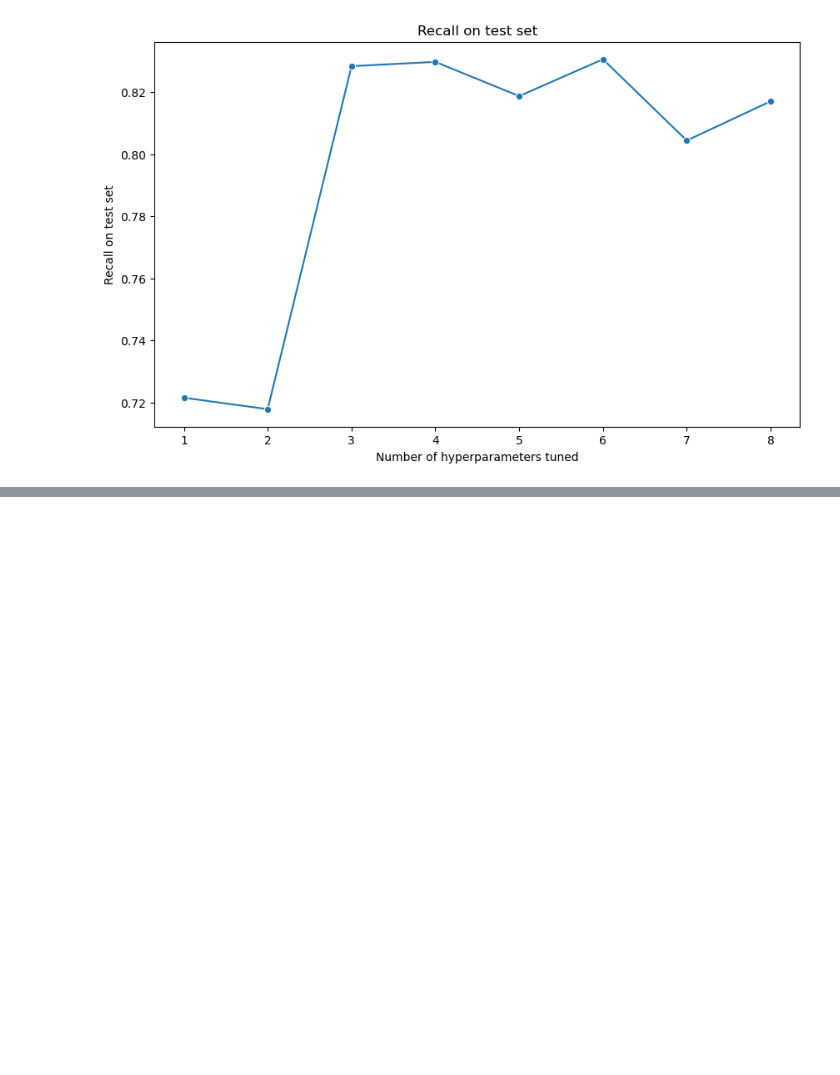
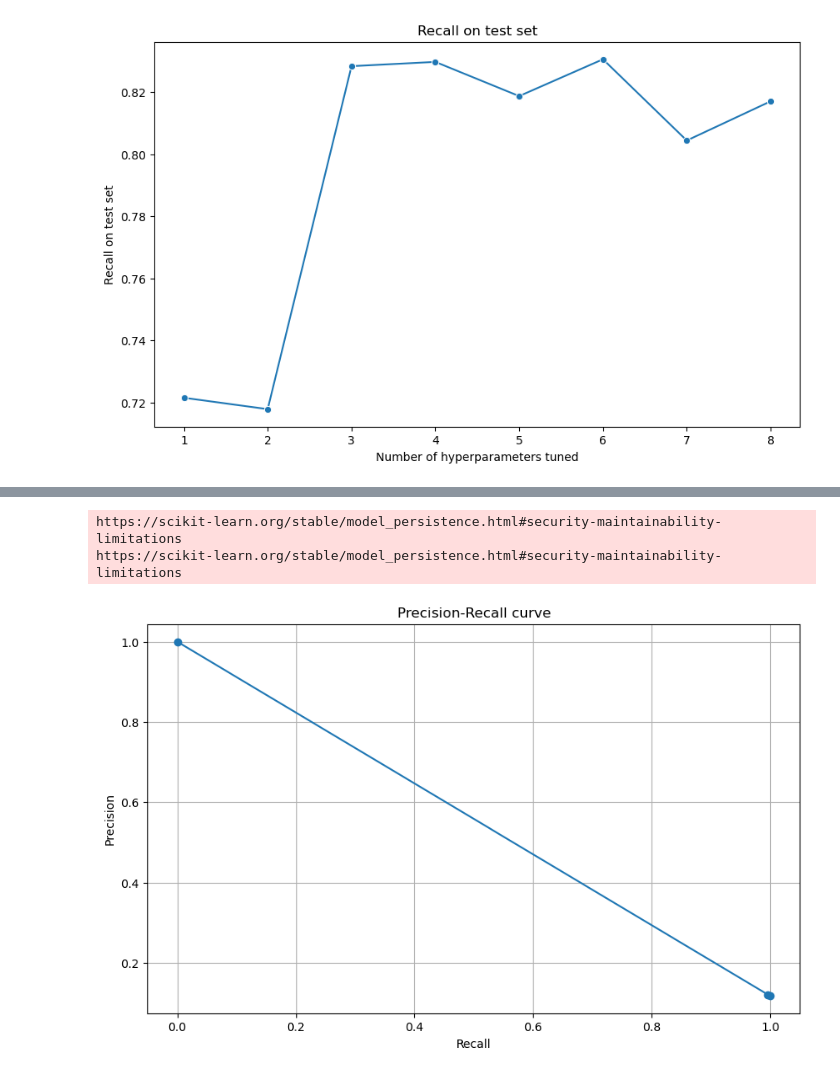
Before and after one commit to DecisionTreeBruining/212B-ML-Project, a Jupyter notebook: assignment_3/local_dev/mlp_visual.ipynb, the cells around one changed output, grey strips where cells are left out. Cells and saved outputs as stored; diff of their text form; code cells hidden in the pictures; blank space fills up the shorter version.

```diff
--- a/assignment_3/local_dev/mlp_visual.ipynb
+++ b/assignment_3/local_dev/mlp_visual.ipynb
@@ -200,0 +208,28 @@ from plotnine import ggplot, aes, geom_line, geom_point, theme_bw, theme, elemen
+# %%
+with open('/Users/hinnz/Documents/BIOSTAT212B/212B-ML-Project/assignment_3/local_dev/best_model_best_lego_5_2-Under_Sample_1:1_threshold_20.pkl', 'rb') as f:
+    model = pickle.load(f)
+# %% [output]
+https://scikit-learn.org/stable/model_persistence.html#security-maintainability-limitations
+https://scikit-learn.org/stable/model_persistence.html#security-maintainability-limitations
+# %%
+# import test data
+test_data_y = pd.read_parquet('../../Data/GoogleDrive/MLP_Dataset/Under_Sample_1:1_threshold_20_y_test.parquet')
+test_data_x = pd.read_parquet('../../Data/GoogleDrive/MLP_Dataset/Under_Sample_1:1_threshold_20_x_test.parquet')
+
+# predict on test data
+y_pred = model.predict(test_data_x)
+# %%
+# plot the PR curve
+from sklearn.metrics import precision_recall_curve
+
+precision, recall, _ = precision_recall_curve(test_data_y, y_pred)
+
+plt.figure(figsize=(10, 6))
+plt.plot(recall, precision, marker='o')
+plt.title('Precision-Recall curve')
+plt.xlabel('Recall')
+plt.ylabel('Precision')
+plt.grid(True)
+plt.show()
+# %% [output]
+[figure, added]
```
Also changed, not shown: parts of 3 cells of this notebook.
